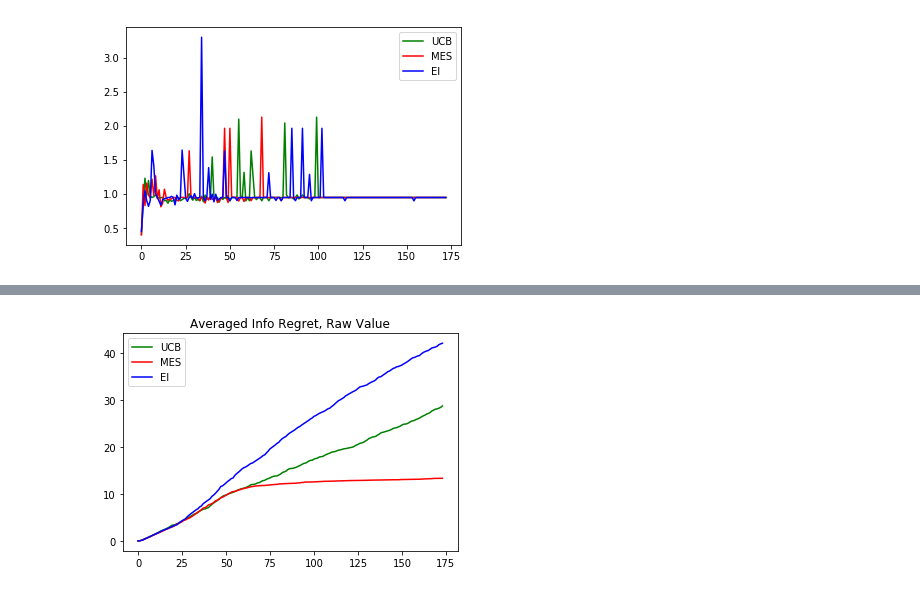
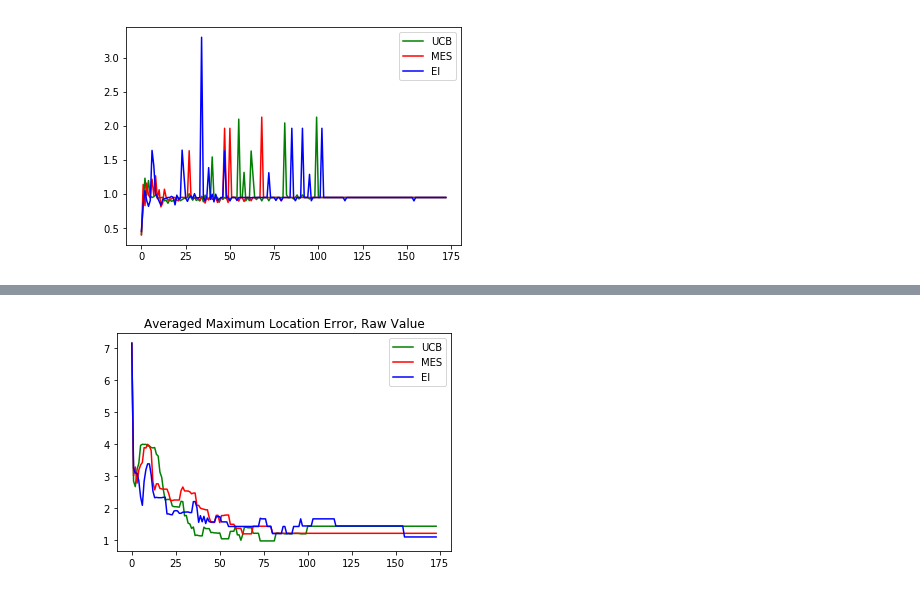
Before and after one commit to expeditionary-robotics/informative-path-planning, a Jupyter notebook: data_processing.ipynb, the cells around one changed output, grey strips where cells are left out. Saved outputs shown, nothing was run; the diff lists cells and outputs as text; code cells hidden in the pictures.

```diff
--- a/data_processing.ipynb
+++ b/data_processing.ipynb
@@ -399,9 +334,4 @@ plt.show()
-# %%
-plt.plot([m/20 for m in ucb], 'g', label='UCB')
-plt.plot([m/20 for m in mes], 'r', label='MES')
-plt.plot([m/20 for m in ei], 'b', label='EI')
-plt.legend()
-plt.title('Averaged Info Regret, Raw Value')
-plt.show()
-# %% [output]
-[figure, removed]
+# %%
+make_plots('max_loc_error', 'Averaged Maximum Location Error, Raw Value')
+# %% [output]
+[figure, added]
```
Also changed, not shown: parts of 9 cells of this notebook.
